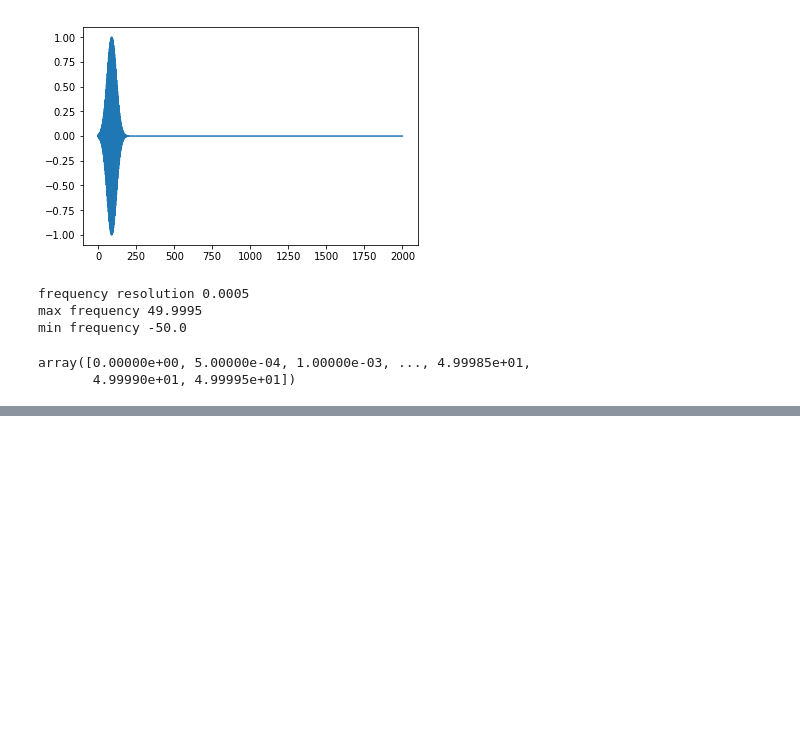
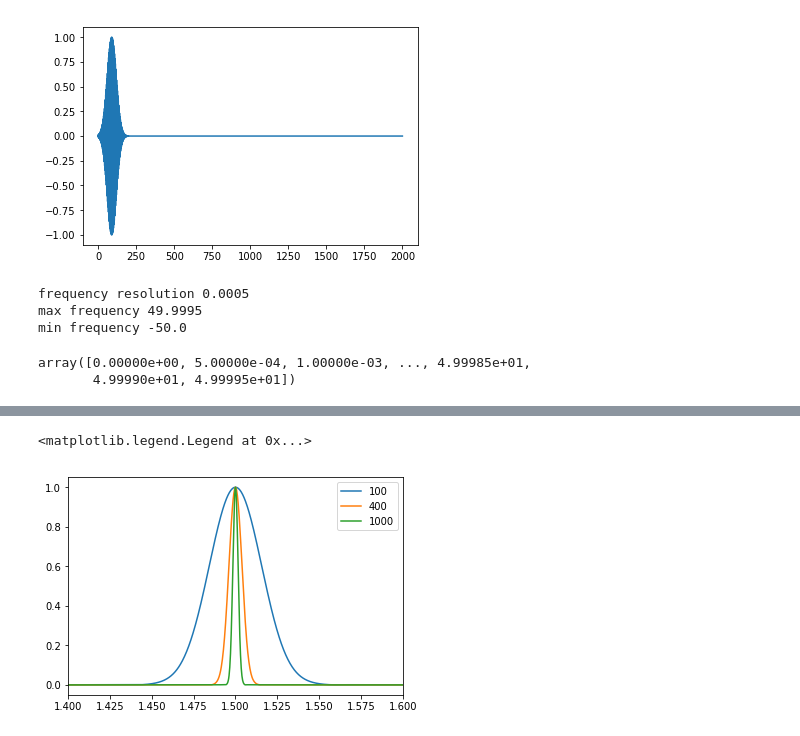
Before and after one commit to marcodalessandro76/Generation-and-decay-of-the-degree-of-spin-polarization-in-GaAs, a Jupyter notebook: ANALYSIS_FT.ipynb, the cells around one changed output, grey strips where cells are left out. Cells and saved outputs as stored; diff of their text form; code cells hidden in the pictures; blank space fills up the shorter version.

```diff
--- a/ANALYSIS_FT.ipynb
+++ b/ANALYSIS_FT.ipynb
@@ -118,0 +163,39 @@ plt.show()
+# %%
+dt100 = time100[1]-time100[0]
+N100 = Int100.size
+
+dt400 = time400[1]-time400[0]
+N400 = Int400.size
+
+dt1000 = time1000[1]-time1000[0]
+N1000 = Int1000.size
+# %%
+f100 = np.fft.fftfreq(N100, d=dt100)
+f100plus = f100[0:int(N100/2)]
+
+f400 = np.fft.fftfreq(N400, d=dt400)
+f400plus = f400[0:int(N400/2)]
+
+f1000 = np.fft.fftfreq(N1000, d=dt1000)
+f1000plus = f1000[0:int(N1000/2)]
+# %%
+ft100 = np.fft.fft(Ex100)
+ft100plus = ft100[0:int(N100/2)]
+ft100abs = np.sqrt(ft100plus.real**2+ft100plus.imag**2)
+
+ft400 = np.fft.fft(Ex400)
+ft400plus = ft400[0:int(N400/2)]
+ft400abs = np.sqrt(ft400plus.real**2+ft400plus.imag**2)
+
+ft1000 = np.fft.fft(Ex1000)
+ft1000plus = ft1000[0:int(N1000/2)]
+ft1000abs = np.sqrt(ft1000plus.real**2+ft1000plus.imag**2)
+# %%
+plt.plot(hplanck*f100plus,ft100abs/ft100abs.max(),label=100)
+plt.plot(hplanck*f400plus,ft400abs/ft400abs.max(),label=400)
+plt.plot(hplanck*f1000plus,ft1000abs/ft1000abs.max(),label=1000)
+plt.xlim(epump-0.1,epump+0.1)
+plt.legend()
+# %% [output]
+<matplotlib.legend.Legend at 0x...>
+[figure, added]
```
Also changed, not shown: parts of 11 cells of this notebook, 1 other file.
